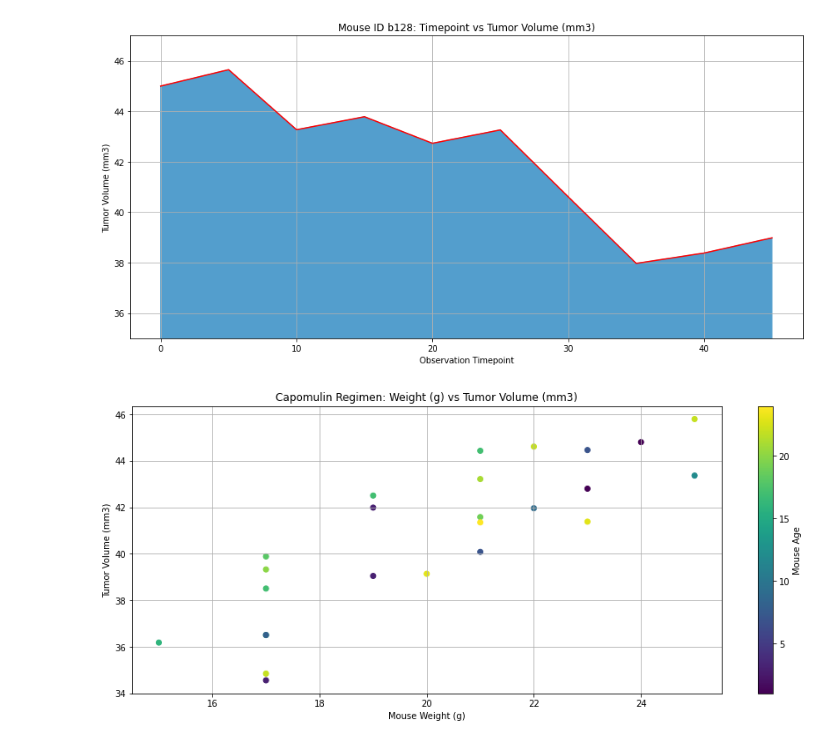
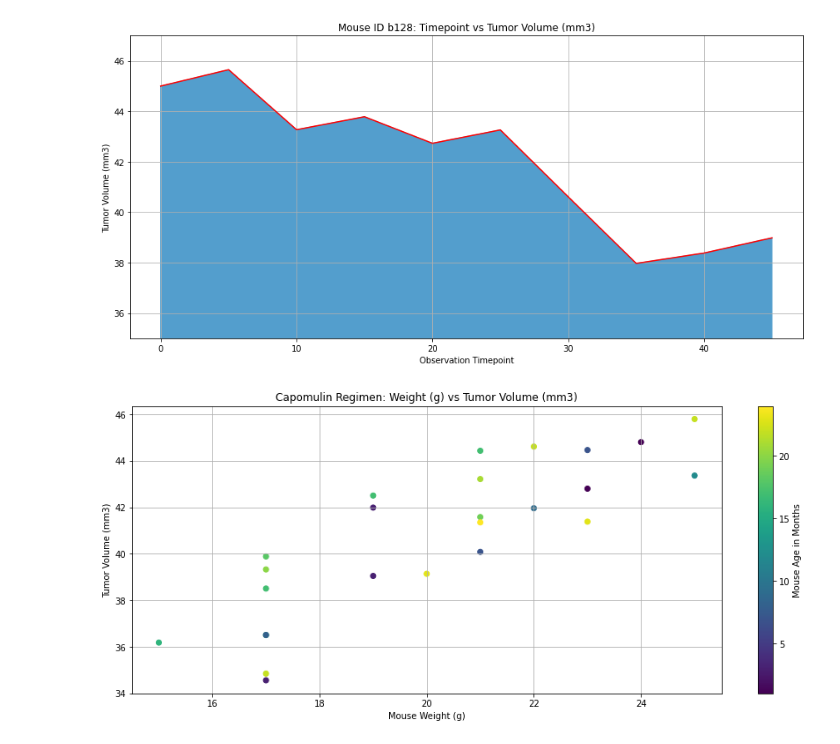
Before and after one commit to cpazoszarain7/matplotlib-challenge, a Jupyter notebook: PyMaceuticals Analysis.ipynb, the cells around one changed output. Saved outputs shown, nothing was run; the diff lists cells and outputs as text; code cells hidden in the pictures.

```diff
--- a/PyMaceuticals Analysis.ipynb
+++ b/PyMaceuticals Analysis.ipynb
@@ -400,21 +402,21 @@ plt.show()
 # %%
 #Scatter plot of Mouse Weight vs Average tumor volume for Capomulin
 
 #Create working dataset for Capomulin treatment agregated by average values
 capdf = df.loc[df['Drug Regimen']== 'Capomulin'].groupby('Mouse ID').mean()
 
 #Gather values of interest
-x_axis = capdf['Weight (g)']
-y_axis = capdf['Tumor Volume (mm3)']
+capx = capdf['Weight (g)']
+capy= capdf['Tumor Volume (mm3)']
 sequence = np.arange(25)
 #Create scatter plot
 plt.figure(figsize=(15,6))
-plt.scatter(x_axis,y_axis, c= capdf['Age_months'])
+plt.scatter(capx,capy, c= capdf['Age_months'])
 plt.title('Capomulin Regimen: Weight (g) vs Tumor Volume (mm3)')
 plt.xlabel('Mouse Weight (g)')
 plt.ylabel('Tumor Volume (mm3)')
-plt.colorbar(label = 'Mouse Age')
+plt.colorbar(label = 'Mouse Age in Months')
 plt.grid()
 plt.show()
 # %% [output]
-[figure, old version]
+[figure, new version]
```
Also changed, not shown: parts of 7 cells of this notebook.
